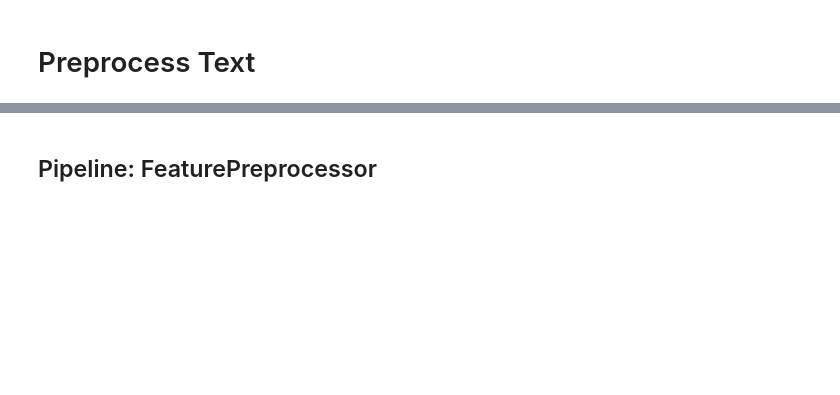
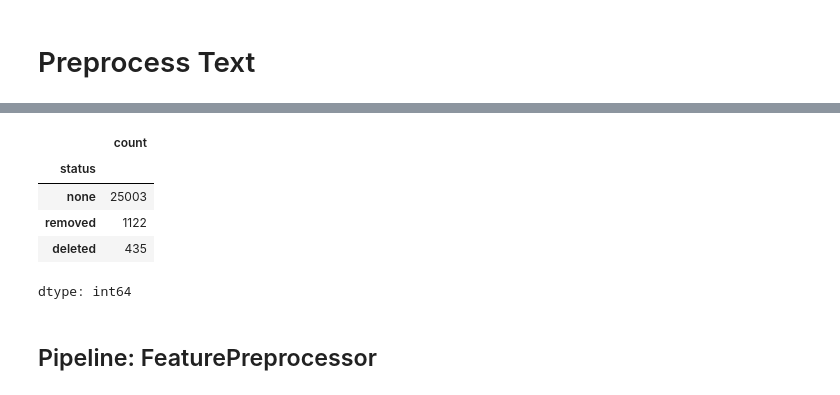
Before and after one commit to xmegan10/Reddit-Sentiment-Comment-Prediction, a Jupyter notebook: Reddit Comment Sentiment Prediction.ipynb, the cells around one changed output, grey strips where cells are left out. Drawn from its saved outputs; the diff is of its cells as text; code cells hidden in the pictures; blank space fills up the shorter version.

```diff
--- a/Reddit Comment Sentiment Prediction.ipynb
+++ b/Reddit Comment Sentiment Prediction.ipynb
@@ -349,0 +425,15 @@ ptrain_set["post_string"].eq("").sum()
+# %%
+#group removed and rename all types
+ptrain_set["selftext"] = ptrain_set["selftext"].replace({"":'none','[removed]':'removed','[ Removed by Reddit on account of violating the [content policy](/help/contentpolicy). ]':'removed','[deleted]':'deleted'})
+# %%
+#rename selftext column to status
+ptrain_set = ptrain_set.rename(columns = {"selftext":"status"})
+# %%
+ptrain_set["status"].value_counts()
+# %% [output]
+|  | count |
+| status |  |
+| none | 25003 |
+| removed | 1122 |
+| deleted | 435 |
+dtype: int64
```
Also changed, not shown: parts of 9 cells of this notebook.
